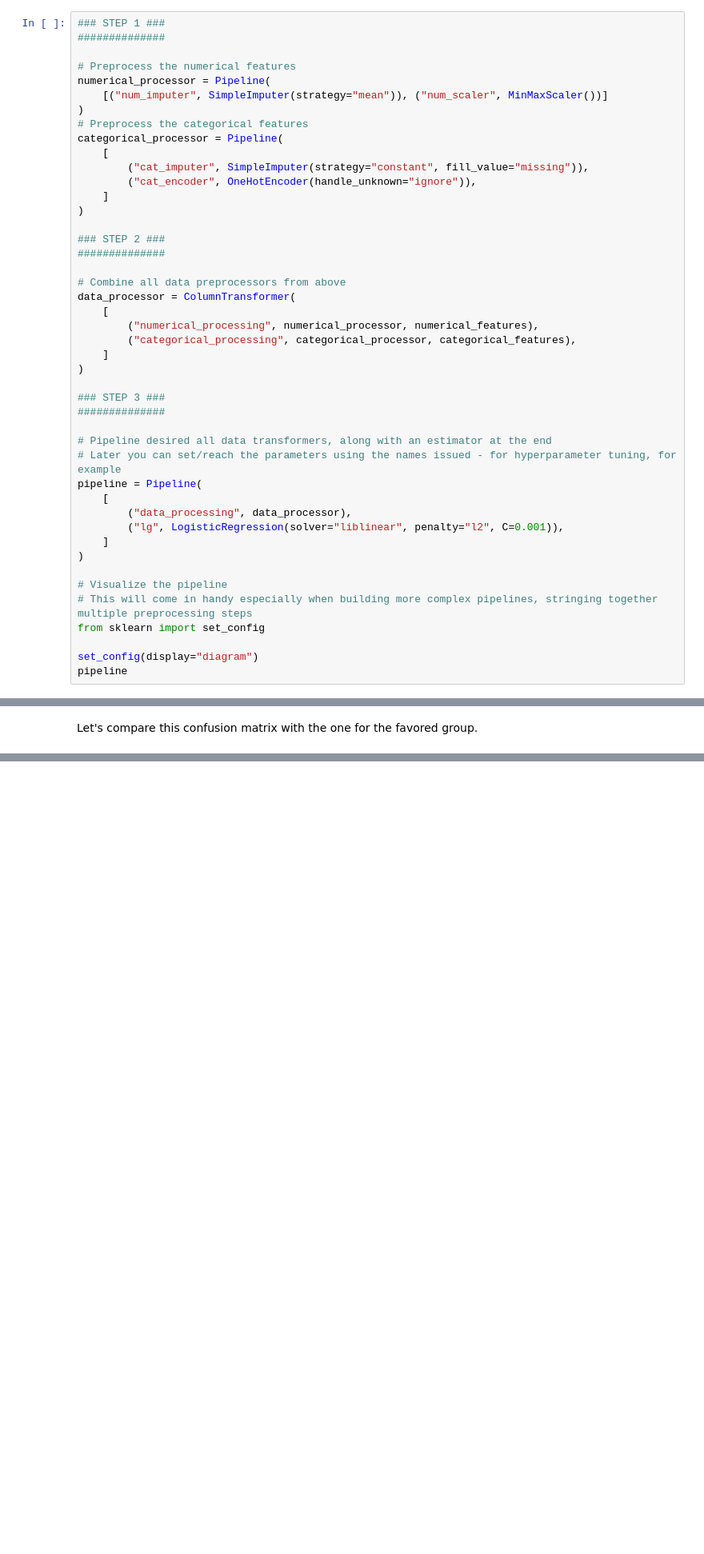
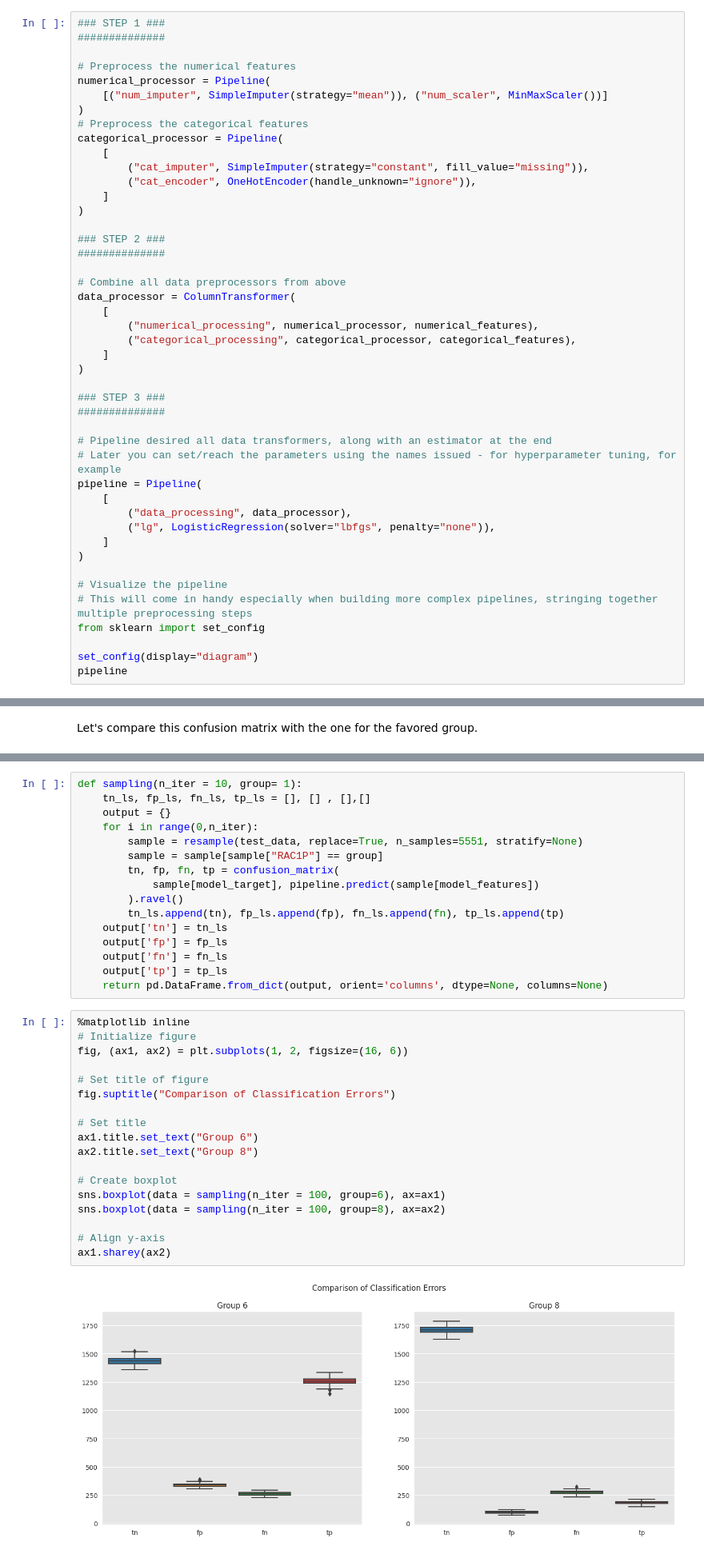
Before and after one commit to aws-samples/aws-machine-learning-university-responsible-ai, a Jupyter notebook: notebooks/day_2/MLA-RESML-LOGREG.ipynb, the cells around one changed output, grey strips where cells are left out. Shown at 80% size. Saved outputs shown, nothing was run; the diff lists cells and outputs as text; blank space fills up the shorter version.

```diff
--- a/notebooks/day_2/MLA-RESML-LOGREG.ipynb
+++ b/notebooks/day_2/MLA-RESML-LOGREG.ipynb
@@ -396,7 +403,7 @@ data_processor = ColumnTransformer(
 pipeline = Pipeline(
     [
         ("data_processing", data_processor),
-        ("lg", LogisticRegression(solver="liblinear", penalty="l2", C=0.001)),
+        ("lg", LogisticRegression(solver="lbfgs", penalty="none")),
     ]
 )
 
@@ -578 +585,37 @@ array([[5445, 1323],
+# %%
+def sampling(n_iter = 10, group= 1):
+    tn_ls, fp_ls, fn_ls, tp_ls = [], [] , [],[]
+    output = {}
+    for i in range(0,n_iter):
+        sample = resample(test_data, replace=True, n_samples=5551, stratify=None)
+        sample = sample[sample["RAC1P"] == group]
+        tn, fp, fn, tp = confusion_matrix(
+            sample[model_target], pipeline.predict(sample[model_features])
+        ).ravel()
+        tn_ls.append(tn), fp_ls.append(fp), fn_ls.append(fn), tp_ls.append(tp)
+    output['tn'] = tn_ls
+    output['fp'] = fp_ls
+    output['fn'] = fn_ls
+    output['tp'] = tp_ls
+    return pd.DataFrame.from_dict(output, orient='columns', dtype=None, columns=None)
+# %%
+%matplotlib inline
+# Initialize figure
+fig, (ax1, ax2) = plt.subplots(1, 2, figsize=(16, 6))
+
+# Set title of figure
+fig.suptitle("Comparison of Classification Errors")
+
+# Set title
+ax1.title.set_text("Group 6")
+ax2.title.set_text("Group 8")
+
+# Create boxplot
+sns.boxplot(data = sampling(n_iter = 100, group=6), ax=ax1)
+sns.boxplot(data = sampling(n_iter = 100, group=8), ax=ax2)
+
+# Align y-axis
+ax1.sharey(ax2)
+# %% [output]
+[figure, added]
 # %% [markdown]
```
Also changed, not shown: parts of 38 cells of this notebook, 4 other files.
